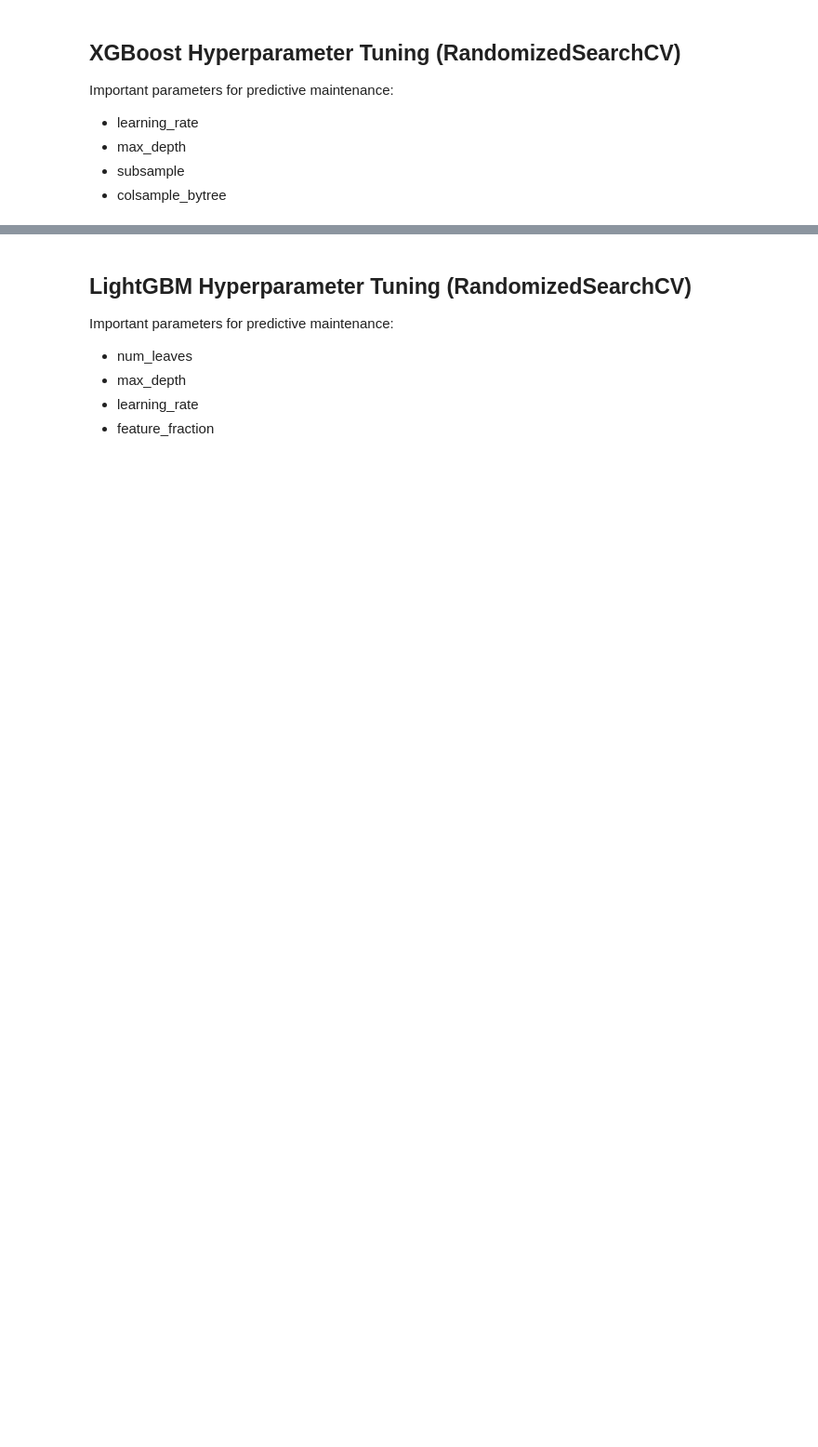
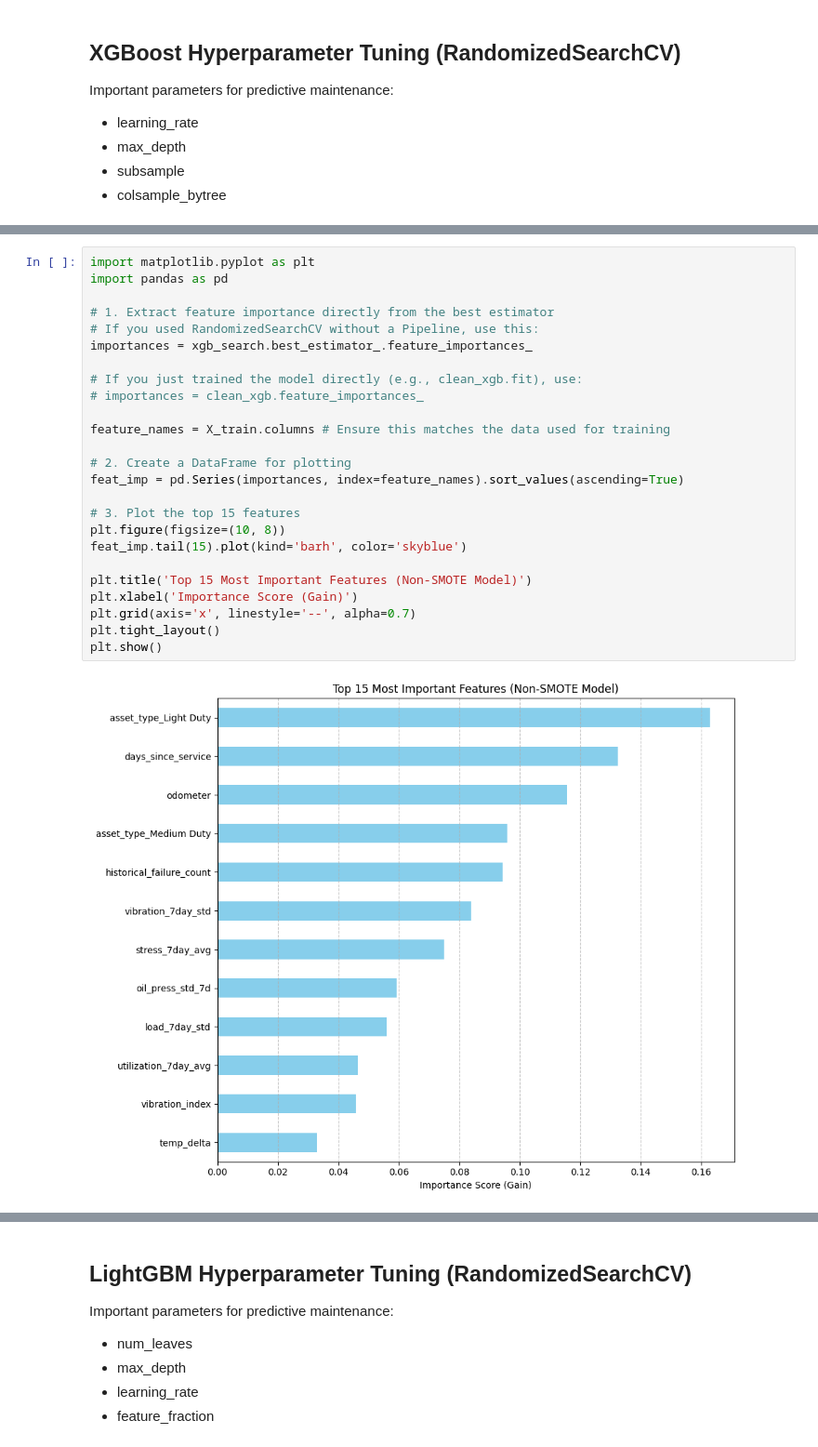
Before and after one commit to Jal247/End-to-End-Predictive-Maintenance-Pipeline, a Jupyter notebook: notebook/03_Temporal split_model_fitting_Evaluation_SHAP.ipynb, the cells around one changed output, grey strips where cells are left out. Shown at 93% size. Saved outputs shown, nothing was run; the diff lists cells and outputs as text; blank space fills up the shorter version.

```diff
--- a/notebook/03_Temporal split_model_fitting_Evaluation_SHAP.ipynb
+++ b/notebook/03_Temporal split_model_fitting_Evaluation_SHAP.ipynb
@@ -272,0 +637,27 @@ print(classification_report(y_test, y_pred_xgb))
+# %%
+import matplotlib.pyplot as plt
+import pandas as pd
+
+# 1. Extract feature importance directly from the best estimator
+# If you used RandomizedSearchCV without a Pipeline, use this:
+importances = xgb_search.best_estimator_.feature_importances_
+
+# If you just trained the model directly (e.g., clean_xgb.fit), use:
+# importances = clean_xgb.feature_importances_
+
+feature_names = X_train.columns # Ensure this matches the data used for training
+
+# 2. Create a DataFrame for plotting
+feat_imp = pd.Series(importances, index=feature_names).sort_values(ascending=True)
+
+# 3. Plot the top 15 features
+plt.figure(figsize=(10, 8))
+feat_imp.tail(15).plot(kind='barh', color='skyblue')
+
+plt.title('Top 15 Most Important Features (Non-SMOTE Model)')
+plt.xlabel('Importance Score (Gain)')
+plt.grid(axis='x', linestyle='--', alpha=0.7)
+plt.tight_layout()
+plt.show()
+# %% [output]
+[figure, added]
```
Also changed, not shown: parts of 50 cells of this notebook, 29 other files.
